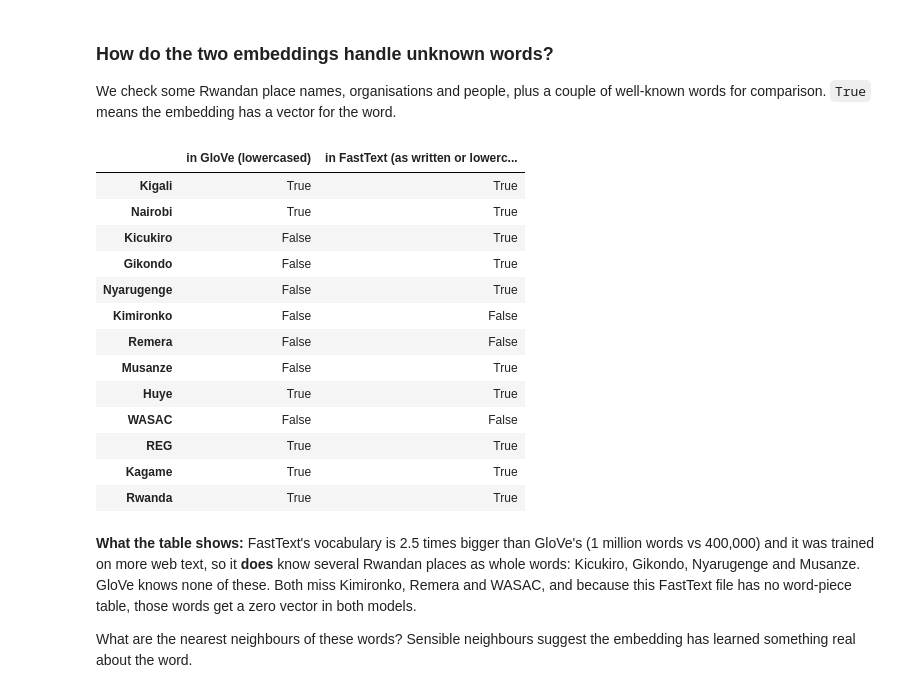
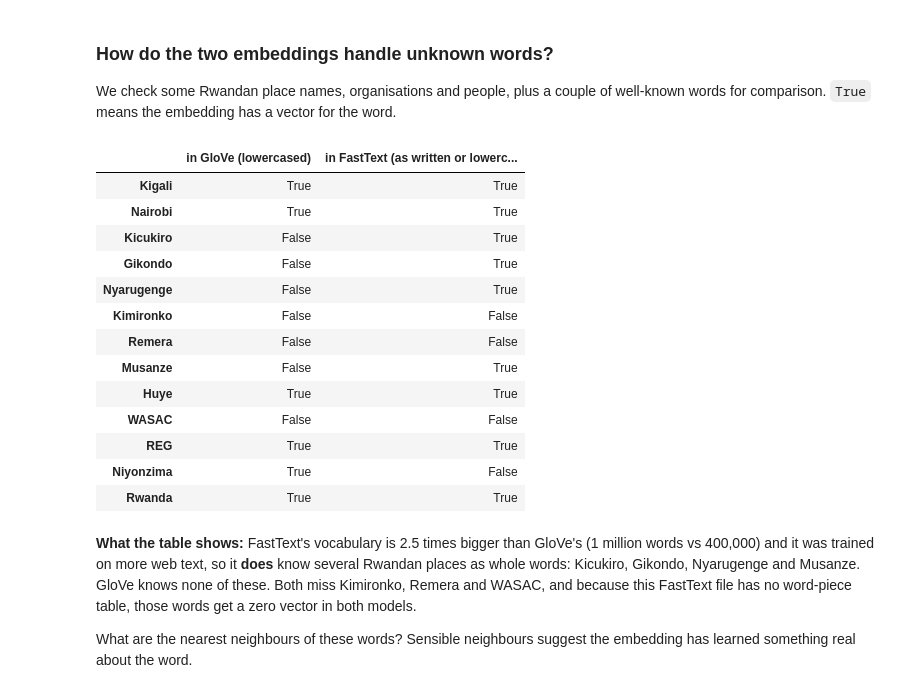
Before and after one commit to NadiaTeta/klab-ai-NadiaTeta, a Jupyter notebook: notebooks/ner_embeddings.ipynb, the cells around one changed output. Drawn from its saved outputs; the diff is of its cells as text; code cells hidden in the pictures.

```diff
--- a/notebooks/ner_embeddings.ipynb
+++ b/notebooks/ner_embeddings.ipynb
@@ -417,26 +417,26 @@ FastText out-of-vocabulary words
 We check some Rwandan place names, organisations and people, plus a couple of well-known words for comparison. `True` means the embedding has a vector for the word.
 # %%
 probe_words = ["Kigali", "Nairobi", "Kicukiro", "Gikondo", "Nyarugenge", "Kimironko", "Remera",
-               "Musanze", "Huye", "WASAC", "REG", "Kagame", "Rwanda"]
+               "Musanze", "Huye", "WASAC", "REG", "Niyonzima", "Rwanda"]
 probe = pd.DataFrame({
     "in GloVe (lowercased)": [w.lower() in glove for w in probe_words],
     "in FastText (as written or lowercased)": [fasttext_lookup(w) is not None for w in probe_words],
 }, index=probe_words)
 probe
 # %% [output]
 |  | in GloVe (lowercased) | in FastText (as written or lowerc... |
 | Kigali | True | True |
 | Nairobi | True | True |
 | Kicukiro | False | True |
 | Gikondo | False | True |
 | Nyarugenge | False | True |
 | Kimironko | False | False |
 | Remera | False | False |
 | Musanze | False | True |
 | Huye | True | True |
 | WASAC | False | False |
 | REG | True | True |
-| Kagame | True | True |
+| Niyonzima | True | False |
 | Rwanda | True | True |
 # %% [markdown]
 **What the table shows:** FastText's vocabulary is 2.5 times bigger than GloVe's (1 million words vs 400,000) and it was trained on more web text, so it **does** know several Rwandan places as whole words: Kicukiro, Gikondo, Nyarugenge and Musanze. GloVe knows none of these. Both miss Kimironko, Remera and WASAC, and because this FastText file has no word-piece table, those words get a zero vector in both models.
```
Also changed, not shown: parts of 15 cells of this notebook, 1 other file.
